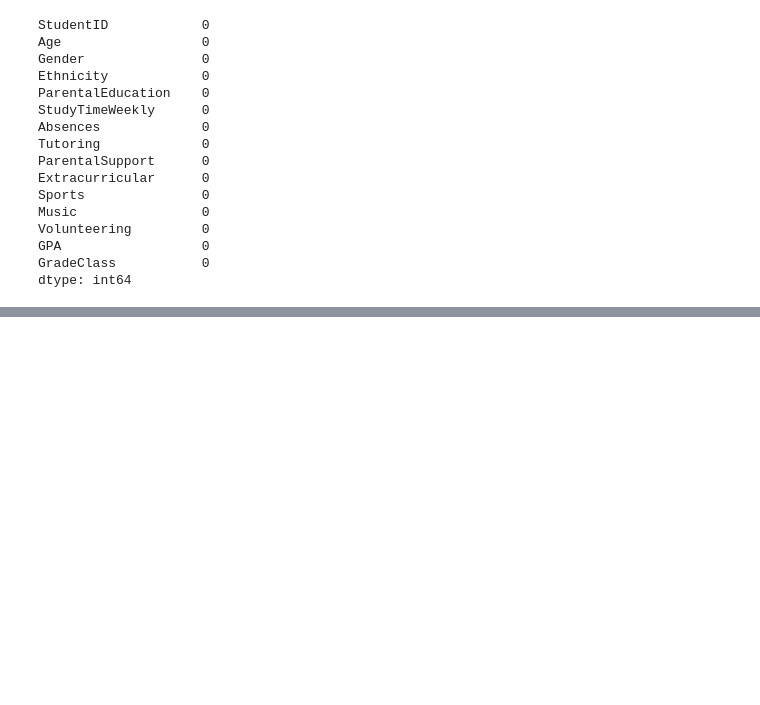
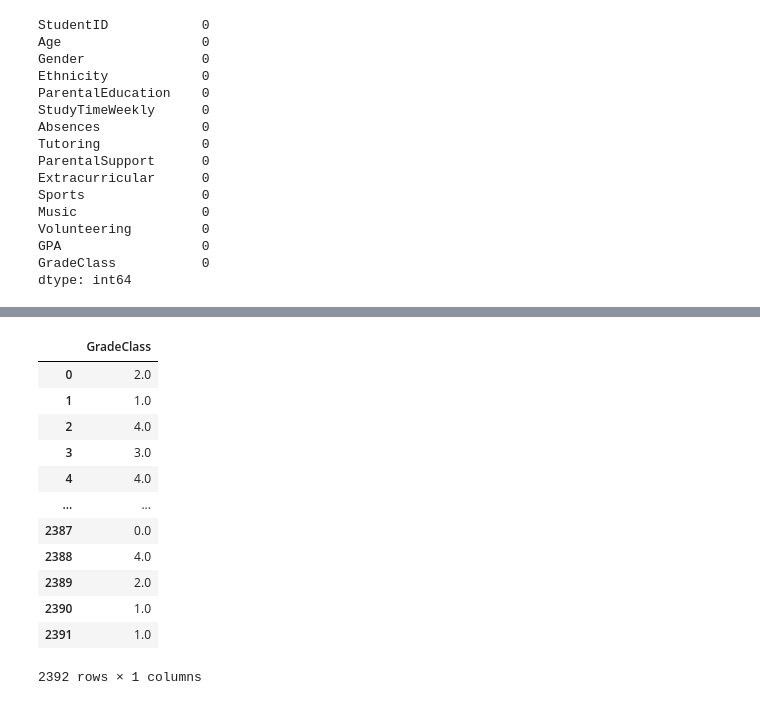
Before and after one commit to 2026726-dotcom/Machine-Learning, a Jupyter notebook: CA1-Elienai.ipynb, the cells around one changed output, grey strips where cells are left out. Cells and saved outputs as stored; diff of their text form; code cells hidden in the pictures; blank space fills up the shorter version.

```diff
--- a/CA1-Elienai.ipynb
+++ b/CA1-Elienai.ipynb
@@ -134,0 +160,18 @@ We will apply k-means and ML for more observations....
+# %%
+##Definind the target
+target = df1[['GradeClass']]
+target
+# %% [output]
+|  | GradeClass |
+| 0 | 2.0 |
+| 1 | 1.0 |
+| 2 | 4.0 |
+| 3 | 3.0 |
+| 4 | 4.0 |
+| ... | ... |
+| 2387 | 0.0 |
+| 2388 | 4.0 |
+| 2389 | 2.0 |
+| 2390 | 1.0 |
+| 2391 | 1.0 |
+2392 rows × 1 columns
```
Also changed, not shown: parts of 8 cells of this notebook.
